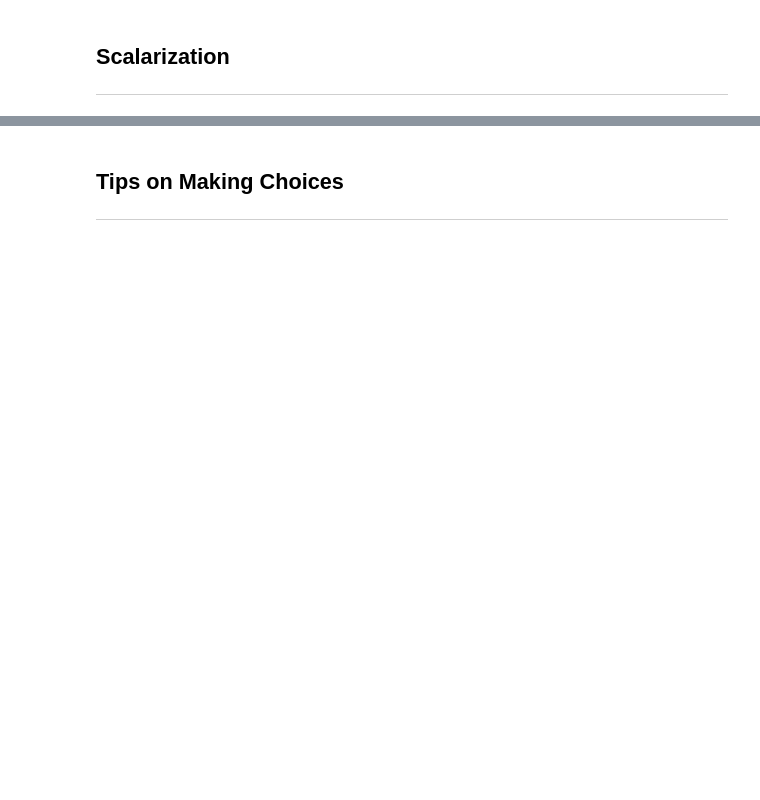
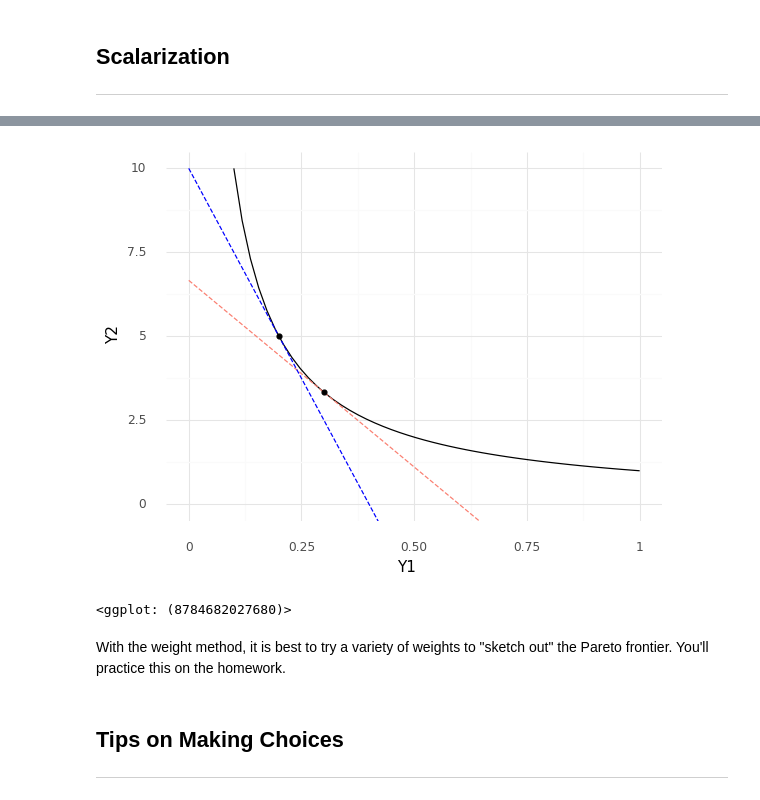
Before and after one commit to zdelrosario/pdo-notes, a Jupyter notebook: day10.ipynb, the cells around one changed output, grey strips where cells are left out. Drawn from its saved outputs; the diff is of its cells as text; code cells hidden in the pictures; blank space fills up the shorter version.

```diff
--- a/day10.ipynb
+++ b/day10.ipynb
@@ -49,3 +144,45 @@ $$\min\, \text{Toughness}$$
+# %%
+# Test point
+xt = 0.3
+yt = 1 / xt
+mt = -1 / xt**2
+# Test point
+xp = 0.2
+yp = 1 / xp
+mp = -1 / xp**2
+
+(
+    gr.df_make(x=np.linspace(0.1, 1))
+    >> gr.tf_mutate(y=1 / DF.x)
+
+    >> pt.ggplot(pt.aes("x", "y"))
+    + pt.geom_line()
+    # Test point 1
+    + pt.geom_line(
+        data=gr.df_make(x=np.linspace(0, 1))
+        >> gr.tf_mutate(y=yt + mt * (DF.x - xt)),
+        linetype="dashed",
+        color="salmon",
+    )
+    + pt.geom_point( data=gr.df_make(x=xt, y=yt) )
+    # Test point 2
+    + pt.geom_line(
+        data=gr.df_make(x=np.linspace(0, 1))
+        >> gr.tf_mutate(y=yp + mp * (DF.x - xp)),
+        linetype="dashed",
+        color="blue",
+    )
+    + pt.geom_point( data=gr.df_make(x=xp, y=yp) )
+
+    + pt.theme_minimal()
+    + pt.coord_cartesian(ylim=(0, 10))
+    + pt.labs(x="Y1", y="Y2")
+)
+# %% [output]
+[figure, added]
+<ggplot: (8784682027680)>
+# %% [markdown]
+With the weight method, it is best to try a variety of weights to "sketch out" the Pareto frontier. You'll practice this on the homework.
 # %% [markdown]
 ## Tips on Making Choices
 
```
Also changed, not shown: parts of 11 cells of this notebook, 2 other files.
